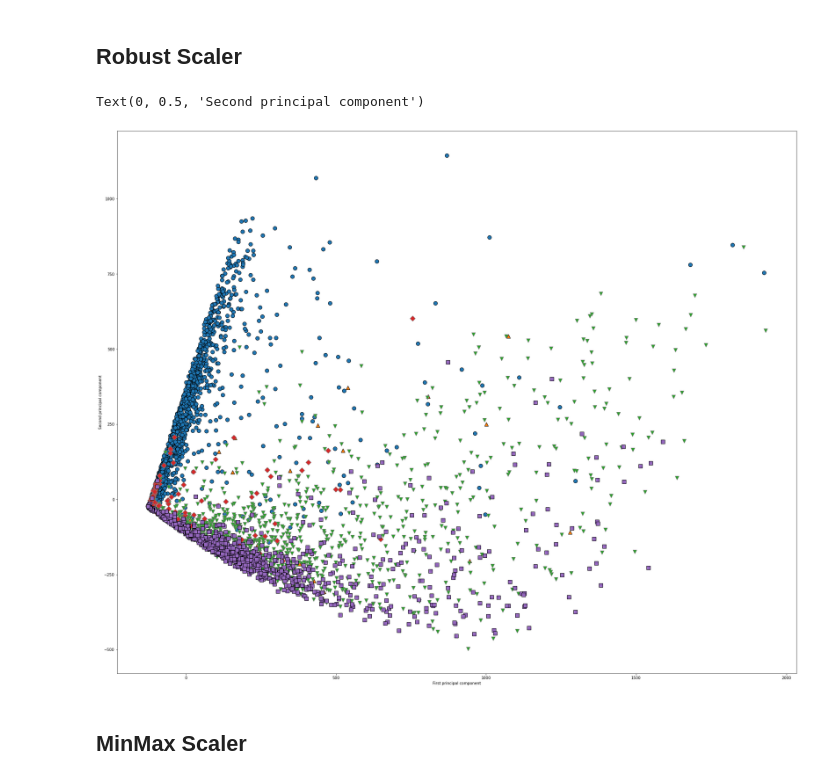
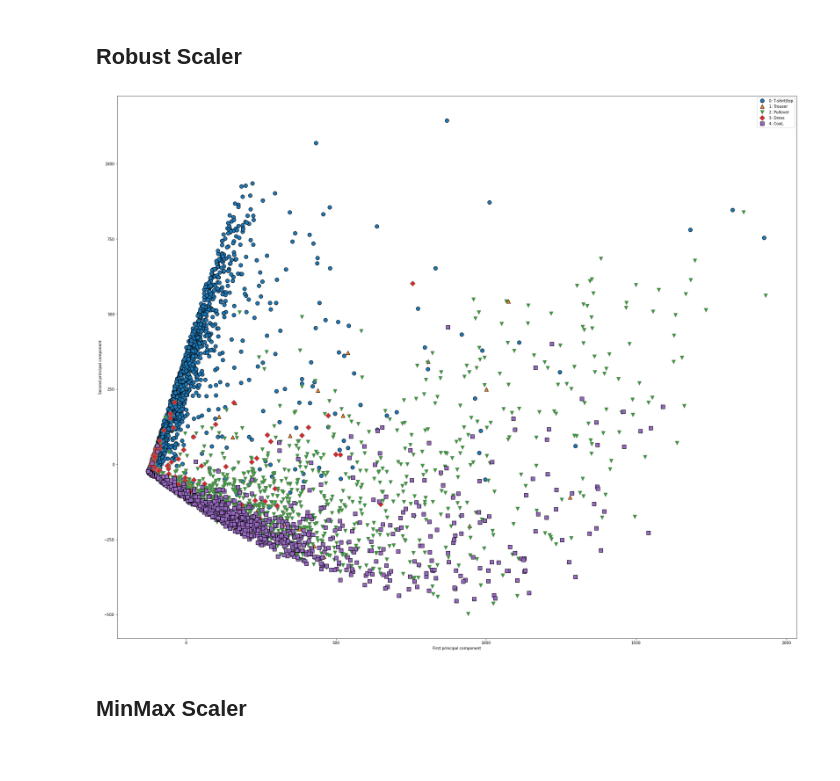
Before and after one commit to jasonmrimer/cse590-machine-learning, a Jupyter notebook: homework4/kvsm.ipynb, the cells around one changed output. Drawn from its saved outputs; the diff is of its cells as text; code cells hidden in the pictures.

Commit message:
refactored scaling and preprocessing methods

```diff
--- a/homework4/kvsm.ipynb
+++ b/homework4/kvsm.ipynb
@@ -185,29 +198,7 @@ Text(0, 0.5, 'Second principal component')
 # %% [markdown]
 ## Robust Scaler
-# %%
-
-from sklearn.decomposition import PCA
-
-scaler_robust = RobustScaler()
-scaler_robust.fit(X_train)
-X_train_scaled_robust = scaler_robust.transform(X_train)
-
-pca_robust = PCA(n_components=2)
-pca_robust.fit(X_train_scaled_robust)
-
-X_train_pca_robust = pca_robust.transform(X_train_scaled_robust)
-
-# 0: T-shirt/top
-# 1: Trouser
-# 2: Pullover
-# 3: Dress
-# 4: Coat
-plt.figure(figsize=(32, 32))
-mglearn.discrete_scatter(X_train_pca_robust[:, 0], X_train_pca_robust[:, 1], y_train)
-# plt.legend(cancer.target_names, loc="best")
-plt.gca().set_aspect("equal")
-plt.xlabel("First principal component")
-plt.ylabel("Second principal component")
-# %% [output]
-Text(0, 0.5, 'Second principal component')
-[figure, removed]
+# %%
+X_pca_standard = preprocess_data(RobustScaler(), X_train)
+display_preprocessed_2d(X_pca_standard)
+# %% [output]
+[figure, added]
```
Also changed, not shown: parts of 7 cells of this notebook.
